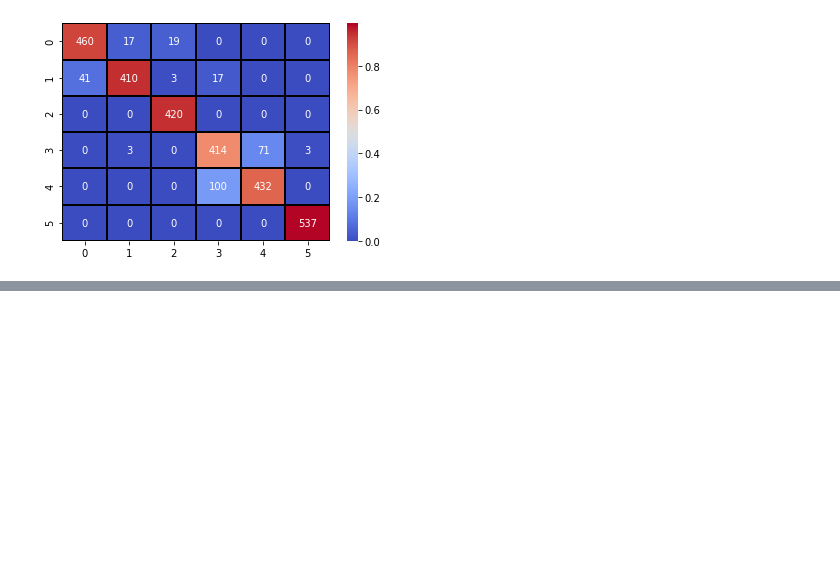
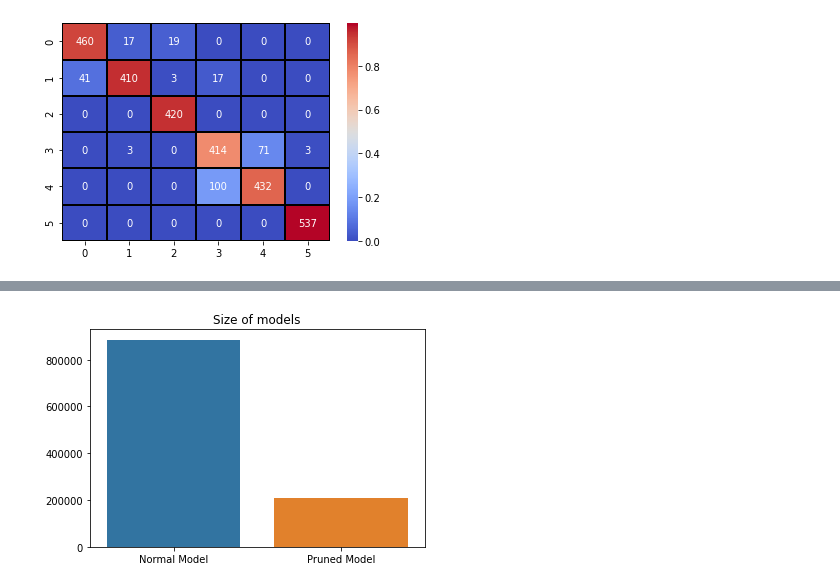
Before and after one commit to AnirbanMukherjeeXD/human-activity-recognition, a Jupyter notebook: HAR_RNN.ipynb, the cells around one changed output, grey strips where cells are left out. Cells and saved outputs as stored; diff of their text form; code cells hidden in the pictures; blank space fills up the shorter version.

```diff
--- a/HAR_RNN.ipynb
+++ b/HAR_RNN.ipynb
@@ -293,0 +469,6 @@ model.save('lstm.h5')
+# %%
+plt.title("Size of models")
+sns.barplot(["Normal Model","Pruned Model"],[os.path.getsize('gru.h5'),os.path.getsize('gru_pruned.h5')])
+plt.show()
+# %% [output]
+[figure, added]
```
Also changed, not shown: parts of 19 cells of this notebook.
